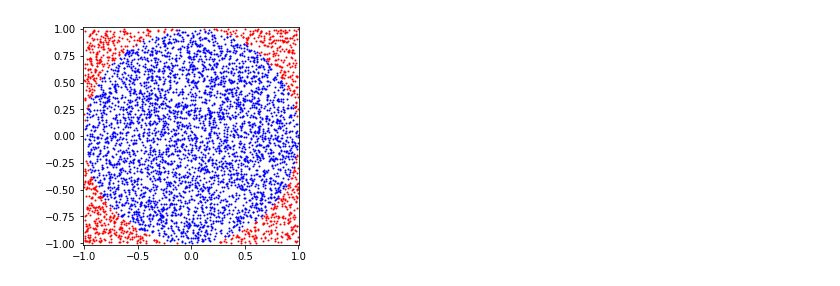
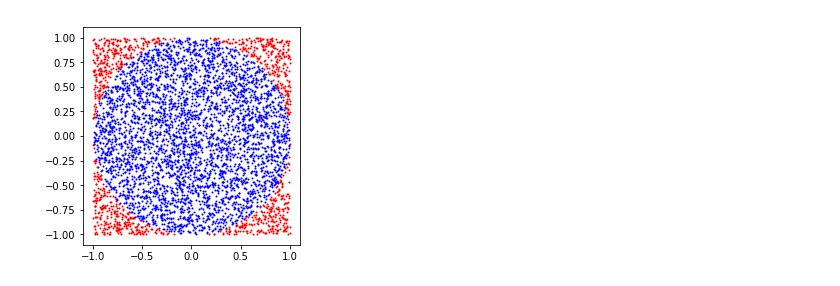
Before and after one commit to pjcrouse/estimate_pi, a Jupyter notebook: est_pi.ipynb, the cells around one changed output. Cells and saved outputs as stored; diff of their text form; code cells hidden in the pictures.

```diff
--- a/est_pi.ipynb
+++ b/est_pi.ipynb
@@ -6,18 +6,20 @@ import matplotlib.pyplot as plt
 # %%
 def est_pi(size):
     pts = np.random.uniform(-1,1,size=(size, 2))
     inside = pts[:,0]**2 + pts[:,1]**2 < 1
     pi = round(float(sum(inside)) / size * 4, 3)
     return pi, pts, inside
 
 _, pts, inside = est_pi(5000)
 
-plt.margins(.005)
-plt.gca().set_aspect('equal')
-
+# ratio of blue points to total points is pi/4
 plt.scatter(pts[inside][:,0], pts[inside][:,1], color='blue', s=1)
 plt.scatter(pts[~inside][:,0], pts[~inside][:,1], color='red', s=1)
 
+# set reasonable margis and ensure properly scaled aspect ratio
+plt.margins(.05)
+plt.gca().set_aspect('equal')
+
 plt.show()
 # %% [output]
-[figure, old version]
+[figure, new version]
```
Also changed, not shown: parts of 3 cells of this notebook.
